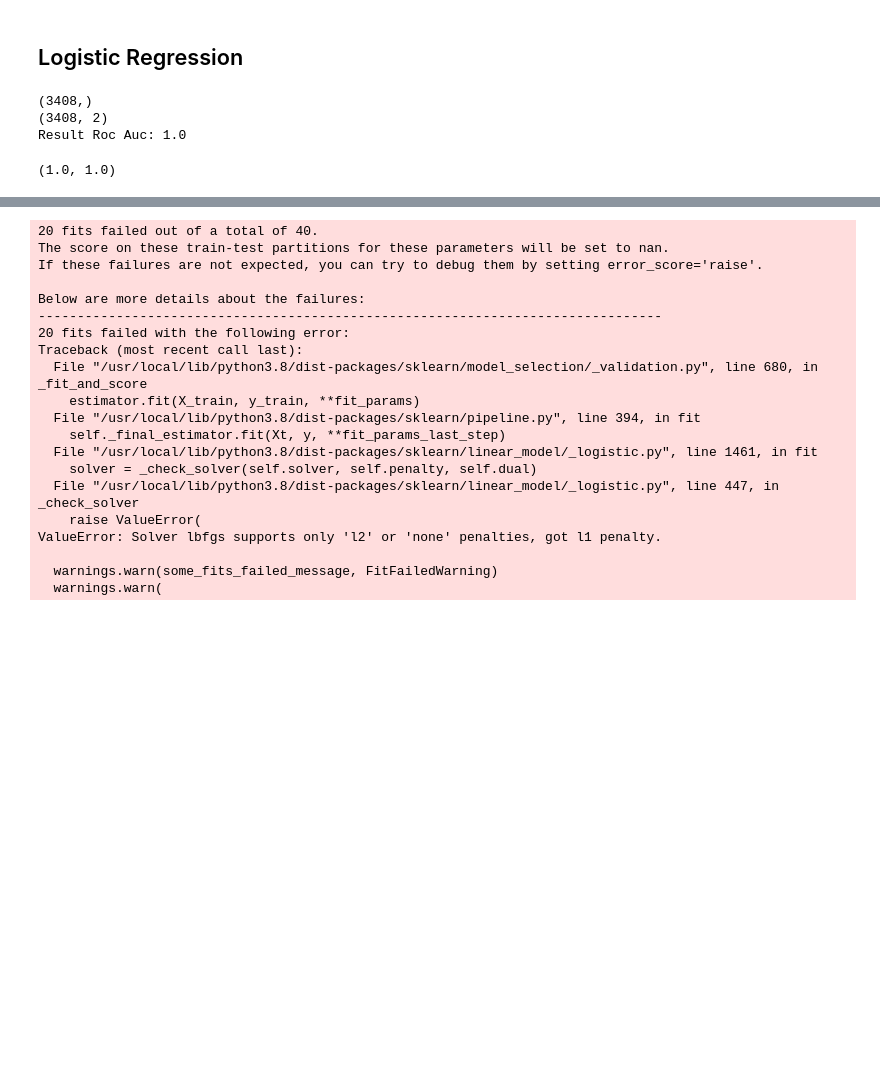
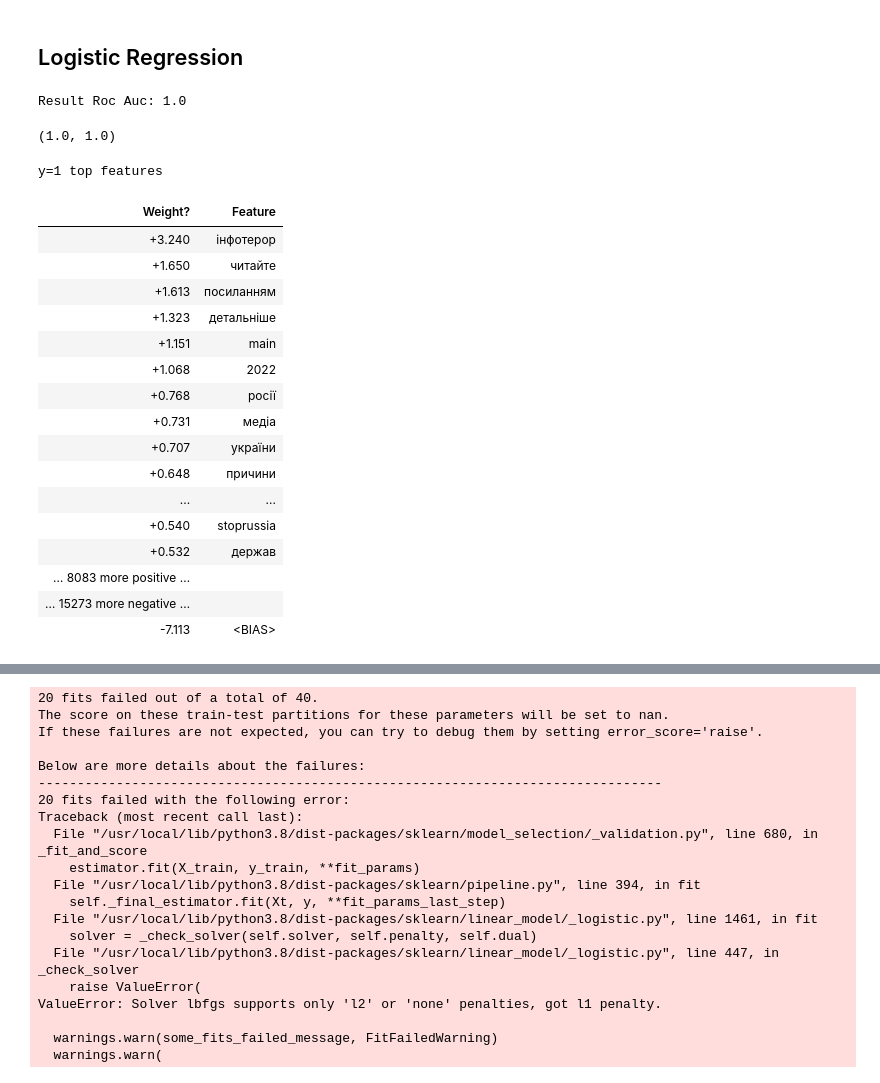
Before and after one commit to Dichik/gathers-nlp-final-project, a Jupyter notebook: src/final_project.ipynb, the cells around one changed output, grey strips where cells are left out. Cells and saved outputs as stored; diff of their text form; code cells hidden in the pictures; blank space fills up the shorter version.

```diff
--- a/src/final_project.ipynb
+++ b/src/final_project.ipynb
@@ -270,19 +280,35 @@ folds_train_test_ids = [el for el in skf.split(X_train, y_train)]
 # %%
-model = Pipeline([
-    ("vectorizer", CountVectorizer()),
-    ("lof_reg", LogisticRegression())
-])
+word_vectorizer = CountVectorizer()
+train_word_features = word_vectorizer.fit_transform(X_train)
 
-all_train_pred = model.fit(
-    X_train,
-    y_train
-).predict_proba(X_train)
+log_reg = LogisticRegression().fit(train_word_features, y_train)
+
+all_train_pred = log_reg.predict_proba(train_word_features)
 
 all_train_pred = np.stack([el[1] for el in all_train_pred])
 
 comp_metric(y_train.values, all_train_pred)
 # %% [output]
-(3408,)
-(3408, 2)
 Result Roc Auc: 1.0
 (1.0, 1.0)
+# %%
+eli5.explain_weights(log_reg, feature_names=word_vectorizer.get_feature_names_out())
+# %% [output]
+y=1 top features
+| Weight? | Feature |
+| +3.240 | інфотерор |
+| +1.650 | читайте |
+| +1.613 | посиланням |
+| +1.323 | детальніше |
+| +1.151 | main |
+| +1.068 | 2022 |
+| +0.768 | росії |
+| +0.731 | медіа |
+| +0.707 | україни |
+| +0.648 | причини |
+| ... | ... |
+| +0.540 | stoprussia |
+| +0.532 | держав |
+| … 8083 more positive … |  |
+| … 15273 more negative … |  |
+| -7.113 | <BIAS> |
```
Also changed, not shown: parts of 12 cells of this notebook.
